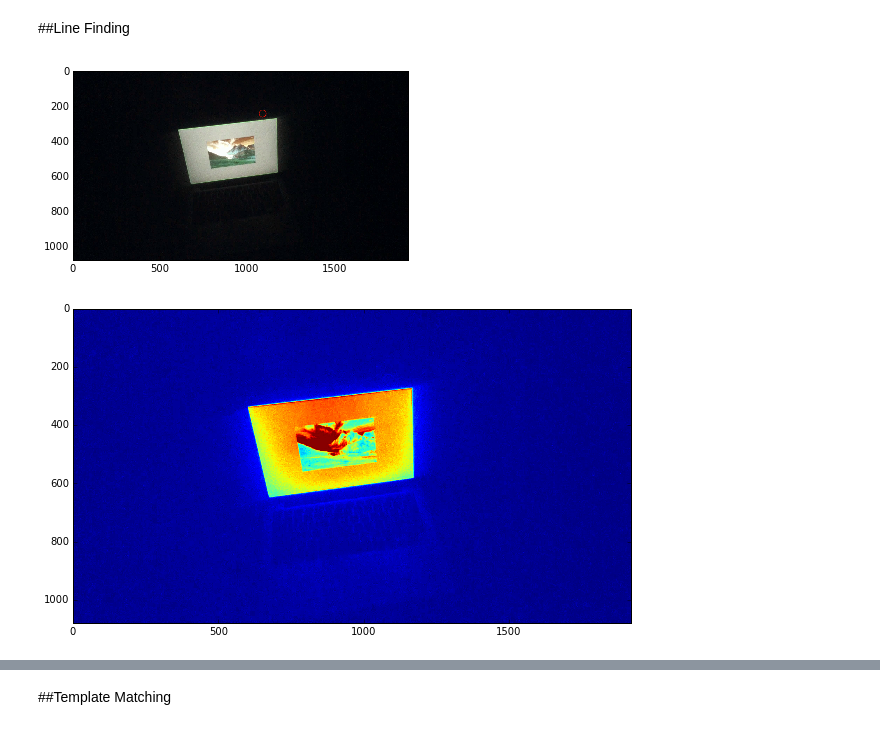
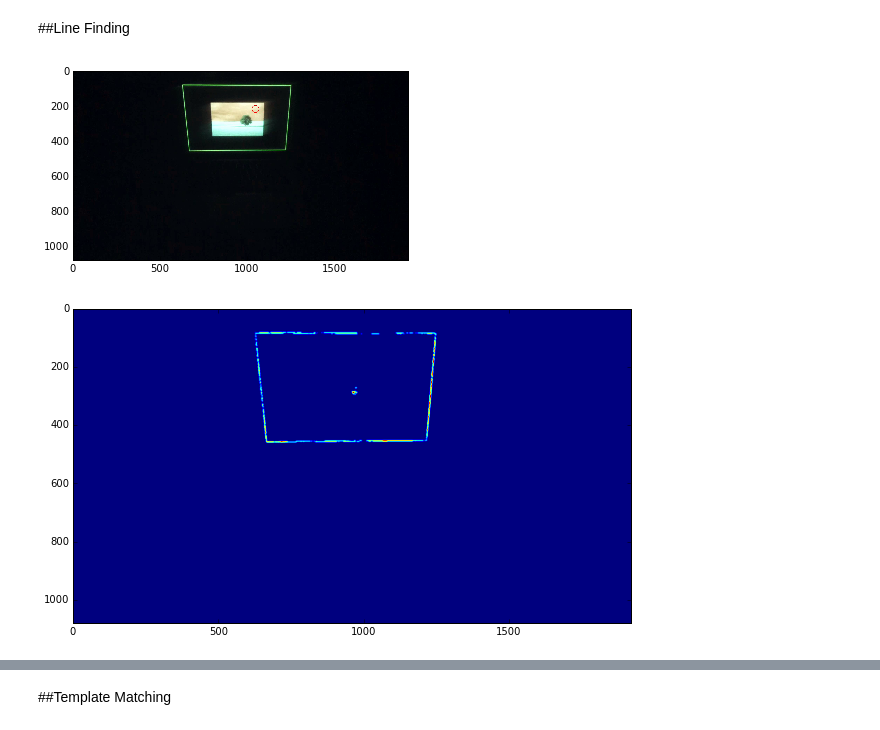
Before and after one commit to pearsonlab/cv-testing, a Jupyter notebook: find-screen.ipynb, the cells around one changed output, grey strips where cells are left out. Cells and saved outputs as stored; diff of their text form; code cells hidden in the pictures.

Commit message:
Added line finding

```diff
--- a/find-screen.ipynb
+++ b/find-screen.ipynb
@@ -152,14 +146,15 @@ plt.imshow(trans_img);
 # %% [markdown]
 ##Line Finding
 # %%
-img = cv2.imread('images/tobii/border/frames/dark_lines/frame100.bmp')
+img = cv2.imread('images/tobii/border/frames/dark_lines/frame1400.bmp')
 plt.imshow(img);
 # %% [output]
-[figure, old version]
+[figure, new version]
 # %%
-green_img = (img[:,:,1])
-# green_img = cv2.GaussianBlur(green_img, (9, 9), 2, None, 2)
+green_img = ((img[:,:,1]>180) & (img[:,:,0]<140) & (img[:,:,2]<140)).astype('uint8')
+green_img[green_img == 1] = 255
+green_img = cv2.GaussianBlur(green_img, (9, 9), 2, None, 2)
 plt.figure(figsize=(10,10))
 plt.imshow(green_img);
 # %% [output]
-[figure, old version]
+[figure, new version]
```
Also changed, not shown: parts of 18 cells of this notebook, 3 other files.
